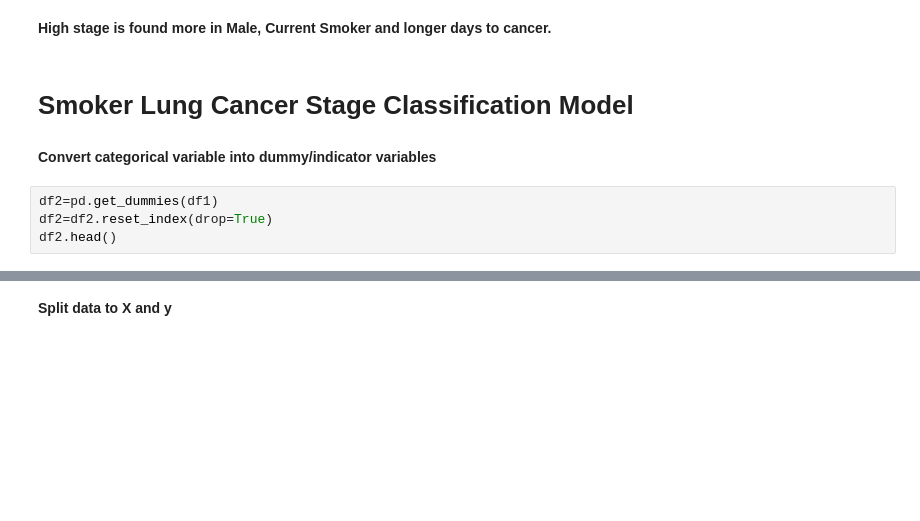
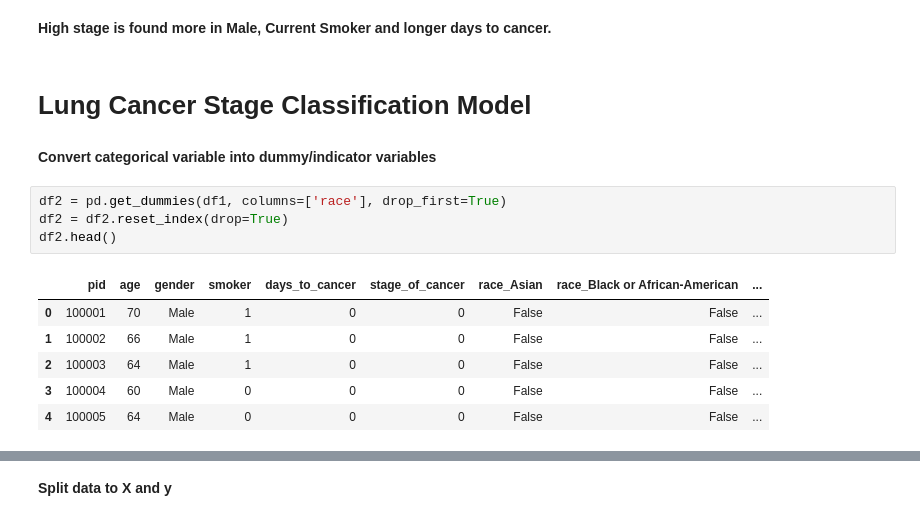
Before and after one commit to xxiamdsk/lungs-cancer, a Jupyter notebook: Notebook/Lungs Cancer Prediction.ipynb, the cells around one changed output, grey strips where cells are left out. Cells and saved outputs as stored; diff of their text form; blank space fills up the shorter version.

```diff
--- a/Notebook/Lungs Cancer Prediction.ipynb
+++ b/Notebook/Lungs Cancer Prediction.ipynb
@@ -330,13 +571,20 @@ plt.show()
 # %% [markdown]
 **High stage is found more in Male, Current Smoker and longer days to cancer.**
 # %% [markdown]
-# Smoker Lung Cancer Stage Classification Model
+# Lung Cancer Stage Classification Model
 # %% [markdown]
 **Convert categorical variable into dummy/indicator variables**
 # %%
-df2=pd.get_dummies(df1)
-df2=df2.reset_index(drop=True)
+df2 = pd.get_dummies(df1, columns=['race'], drop_first=True)
+df2 = df2.reset_index(drop=True)
 df2.head()
+# %% [output]
+|  | pid | age | gender | smoker | days_to_cancer | stage_of_cancer | race_Asian | race_Black or African-American | ... |
+| 0 | 100001 | 70 | Male | 1 | 0 | 0 | False | False | ... |
+| 1 | 100002 | 66 | Male | 1 | 0 | 0 | False | False | ... |
+| 2 | 100003 | 64 | Male | 1 | 0 | 0 | False | False | ... |
+| 3 | 100004 | 60 | Male | 0 | 0 | 0 | False | False | ... |
+| 4 | 100005 | 64 | Male | 0 | 0 | 0 | False | False | ... |
 # %%
 #replace all True values with 1 and False values with 0
 df2=df2.replace({True:1,False:0})
```
Also changed, not shown: parts of 45 cells of this notebook, 14 other files.
